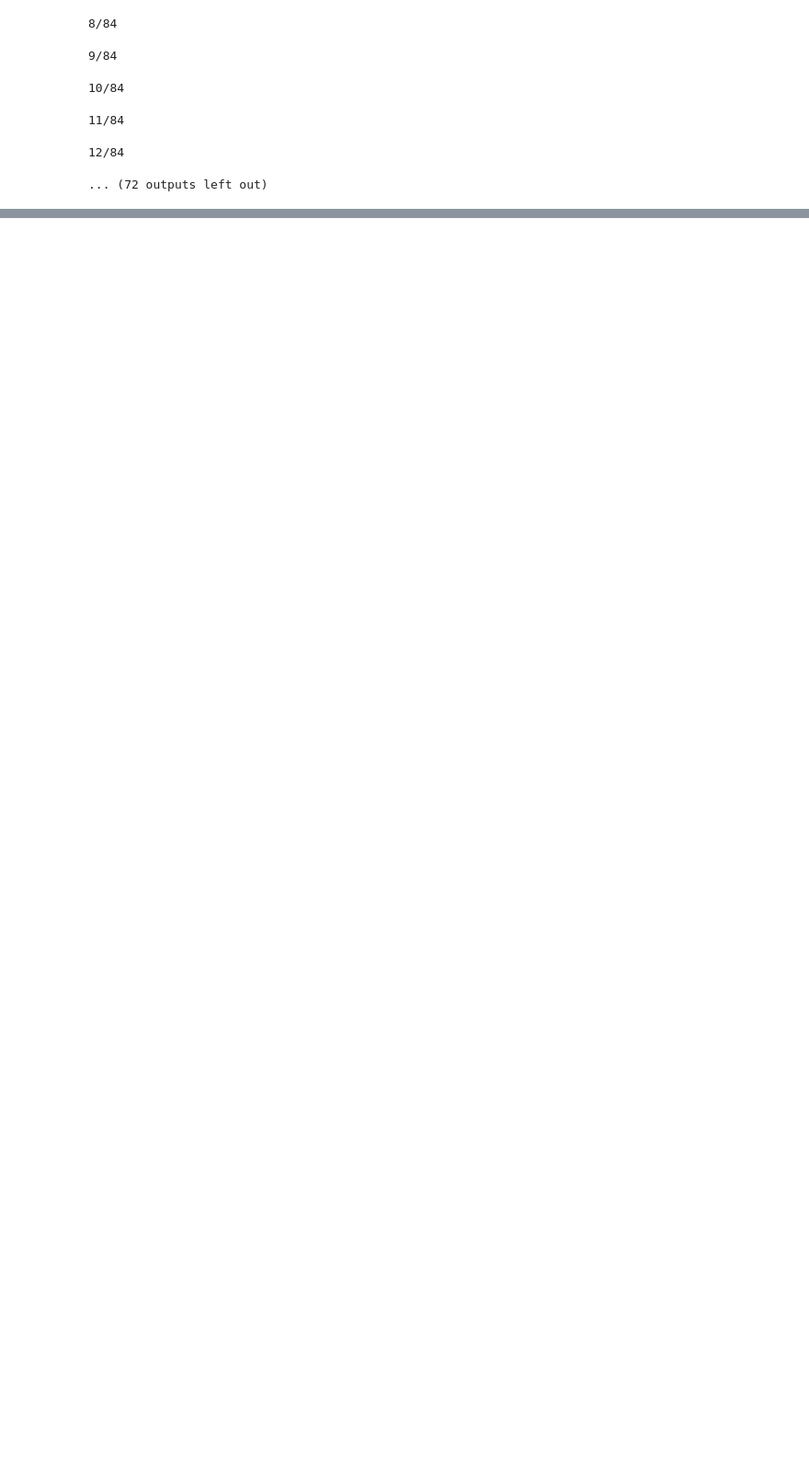
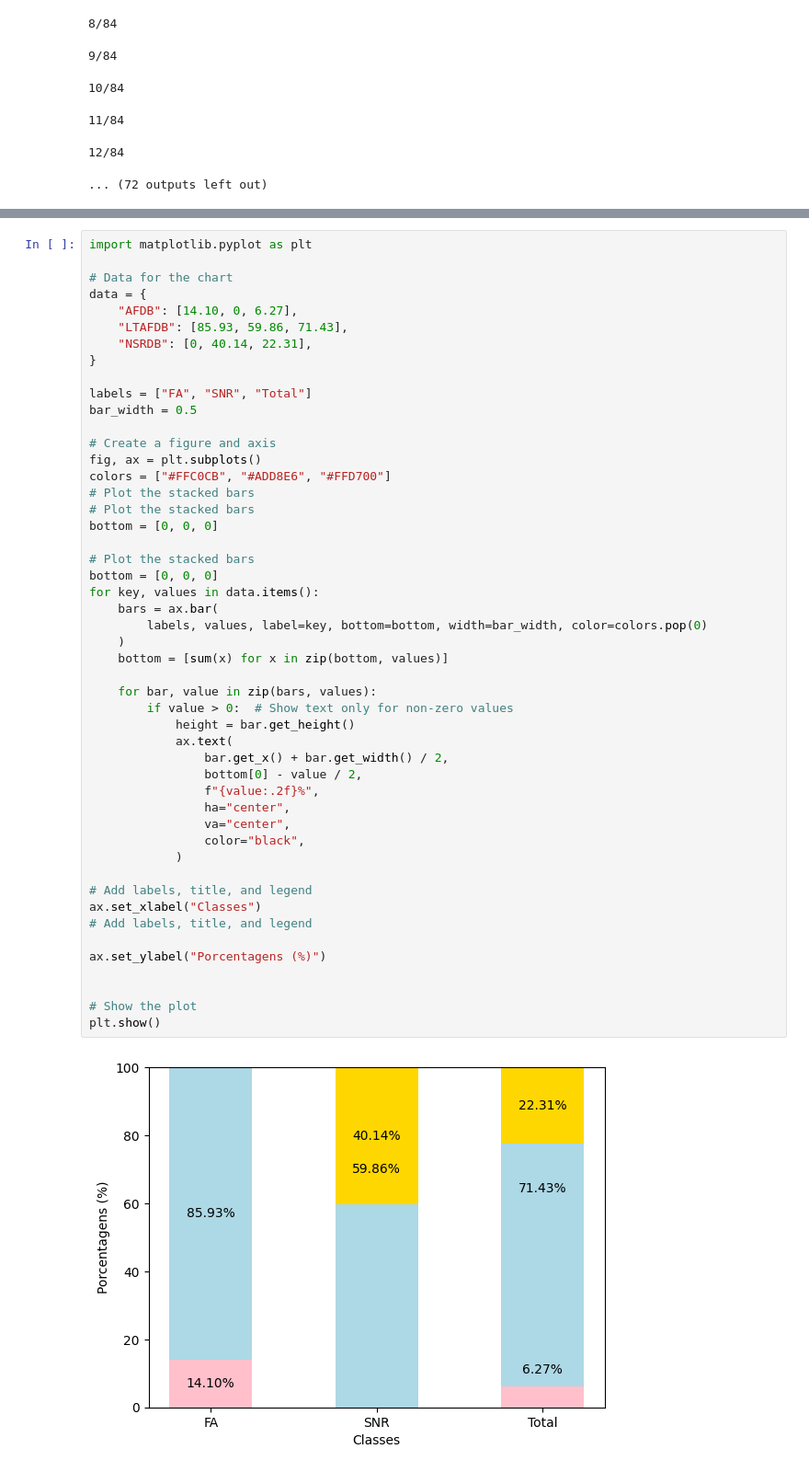
Before and after one commit to cardosorrenan/research-project-v2, a Jupyter notebook: src/extract_data/extract_data.ipynb, the cells around one changed output, grey strips where cells are left out. Shown: that part at 92% size. Cells and saved outputs as stored; diff of their text form; blank space fills up the shorter version.

```diff
--- a/src/extract_data/extract_data.ipynb
+++ b/src/extract_data/extract_data.ipynb
@@ -198,0 +332,51 @@ random_samples_neg = random.sample(base_neg, 200)
+# %%
+import matplotlib.pyplot as plt
+
+# Data for the chart
+data = {
+    "AFDB": [14.10, 0, 6.27],
+    "LTAFDB": [85.93, 59.86, 71.43],
+    "NSRDB": [0, 40.14, 22.31],
+}
+
+labels = ["FA", "SNR", "Total"]
+bar_width = 0.5
+
+# Create a figure and axis
+fig, ax = plt.subplots()
+colors = ["#FFC0CB", "#ADD8E6", "#FFD700"]
+# Plot the stacked bars
+# Plot the stacked bars
+bottom = [0, 0, 0]
+
+# Plot the stacked bars
+bottom = [0, 0, 0]
+for key, values in data.items():
+    bars = ax.bar(
+        labels, values, label=key, bottom=bottom, width=bar_width, color=colors.pop(0)
+    )
+    bottom = [sum(x) for x in zip(bottom, values)]
+
+    for bar, value in zip(bars, values):
+        if value > 0:  # Show text only for non-zero values
+            height = bar.get_height()
+            ax.text(
+                bar.get_x() + bar.get_width() / 2,
+                bottom[0] - value / 2,
+                f"{value:.2f}%",
+                ha="center",
+                va="center",
+                color="black",
+            )
+
+# Add labels, title, and legend
+ax.set_xlabel("Classes")
+# Add labels, title, and legend
+
+ax.set_ylabel("Porcentagens (%)")
+
+
+# Show the plot
+plt.show()
+# %% [output]
+[figure, added]
```
Also changed, not shown: parts of 10 cells of this notebook, 3 other files.
